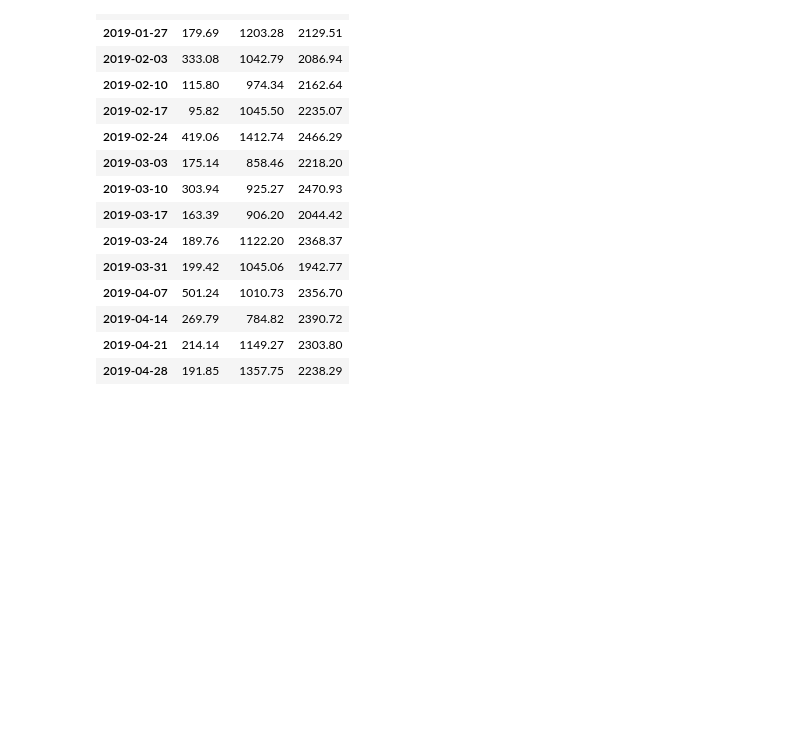
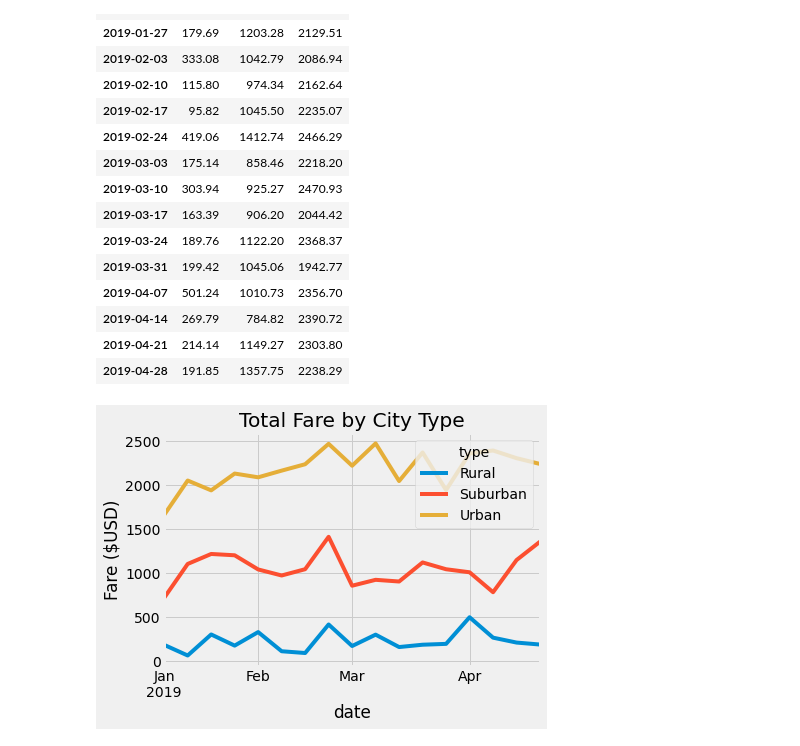
Before and after one commit to jmratcliff/PyBer_Analysis, a Jupyter notebook: PyBer_Challenge.ipynb, the cells around one changed output. Drawn from its saved outputs; the diff is of its cells as text; code cells hidden in the pictures; blank space fills up the shorter version.

```diff
--- a/PyBer_Challenge.ipynb
+++ b/PyBer_Challenge.ipynb
@@ -260,8 +260,18 @@ week_fbdt_four_mos_df
 | 2019-04-28 | 191.85 | 1357.75 | 2238.29 |
 # %%
 # 8. Using the object-oriented interface method, plot the resample DataFrame using the df.plot() function.
+#fig, ax = plt.subplots()
+week_fbdt_four_mos_df.plot()
+plt.title("Total Fare by City Type")
+plt.ylabel("Fare ($USD)")
+#plt.subplot(figsize=(7,4))
+plt.grid(True)
 
 # Import the style from Matplotlib.
 from matplotlib import style
 # Use the graph style fivethirtyeight.
 style.use('fivethirtyeight')
+plt.savefig("analysis/PyBer_fare_summary.png")
+plt.show()
+# %% [output]
+[figure, added]
```
Also changed, not shown: 1 other file.
